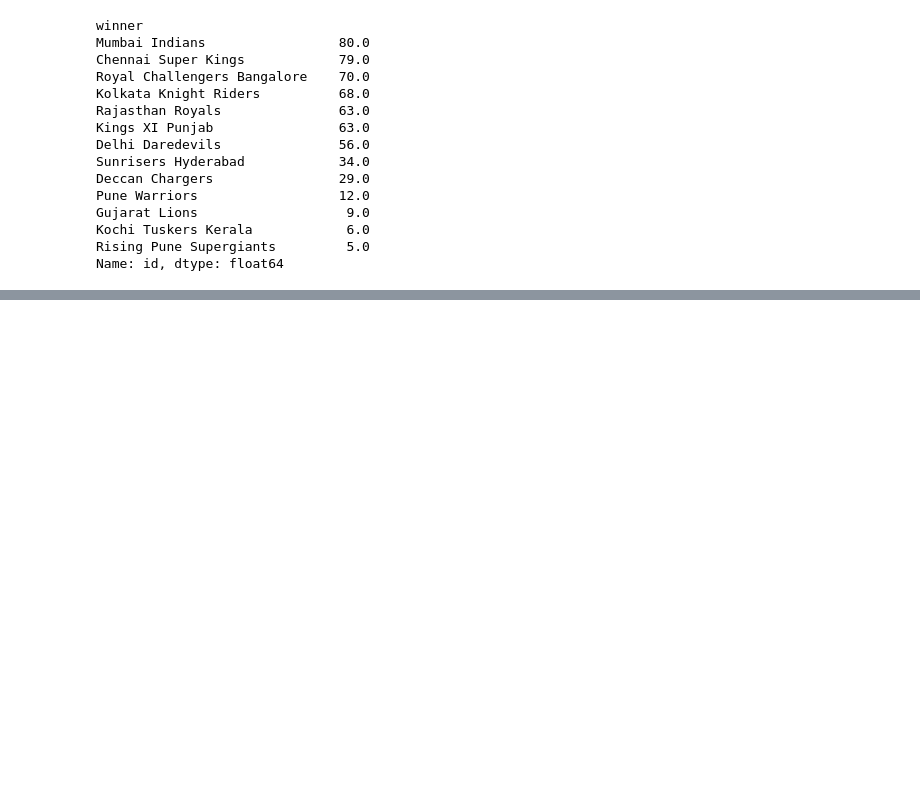
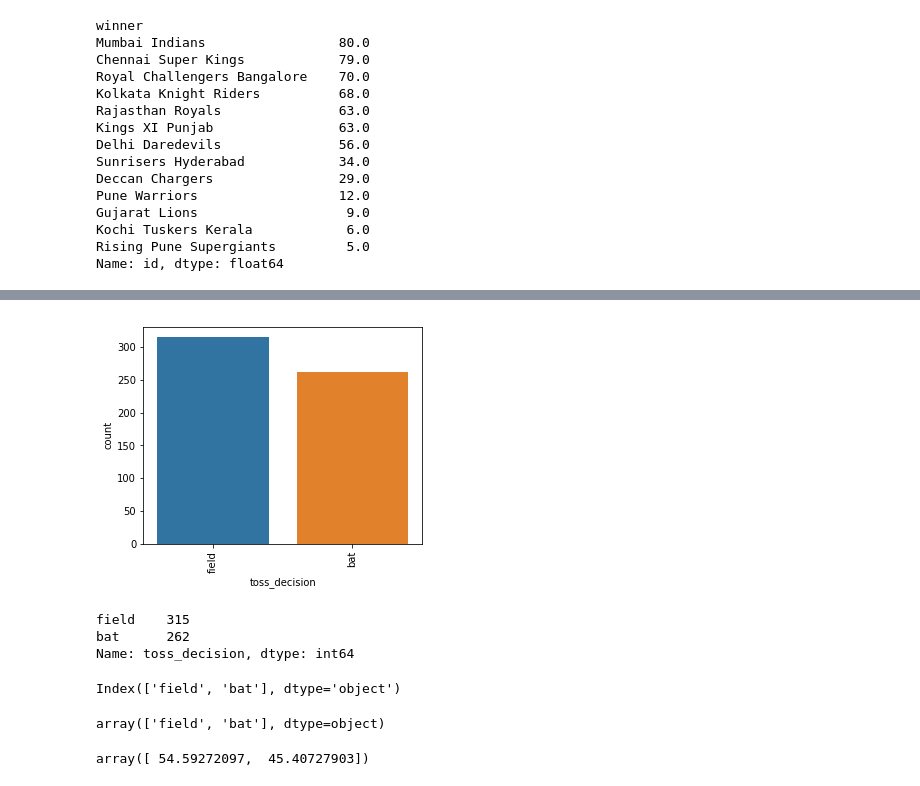
Before and after one commit to Madhu009/KaggleProblems, a Jupyter notebook: IPL-Data-Prediction/IPL_Data_analysis.ipynb, the cells around one changed output, grey strips where cells are left out. Drawn from its saved outputs; the diff is of its cells as text; code cells hidden in the pictures; blank space fills up the shorter version.

```diff
--- a/IPL-Data-Prediction/IPL_Data_analysis.ipynb
+++ b/IPL-Data-Prediction/IPL_Data_analysis.ipynb
@@ -238,0 +273,28 @@ Name: id, dtype: float64
+# %%
+plt.figure(figsize=(5,4))
+sn.countplot(x='toss_decision', data=match_df)
+plt.xticks(rotation='vertical')
+plt.show()
+# %% [output]
+[figure, added]
+# %%
+ts=match_df.toss_decision.value_counts()
+ts
+# %% [output]
+field    315
+bat      262
+Name: toss_decision, dtype: int64
+# %%
+ts.index
+# %% [output]
+Index(['field', 'bat'], dtype='object')
+# %%
+labels=(np.array(ts.index))
+labels
+# %% [output]
+array(['field', 'bat'], dtype=object)
+# %%
+sizes=np.array(((ts/ts.sum())*100))
+sizes
+# %% [output]
+array([ 54.59272097,  45.40727903])
```
Also changed, not shown: parts of 11 cells of this notebook.
